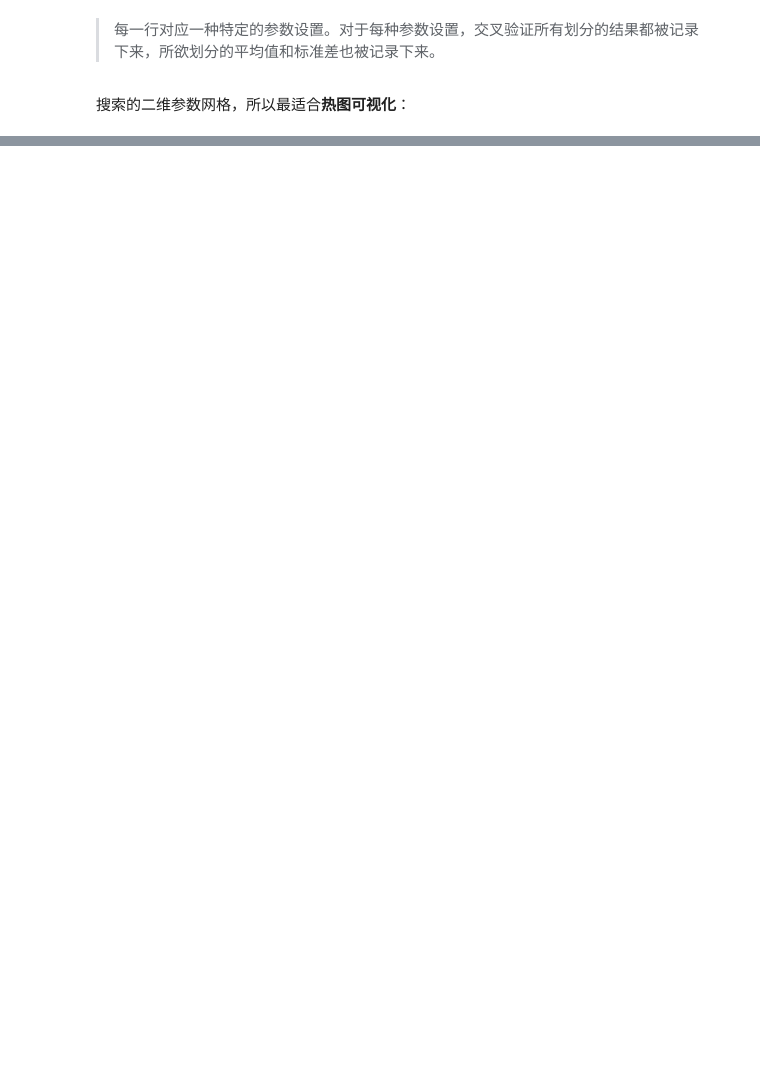
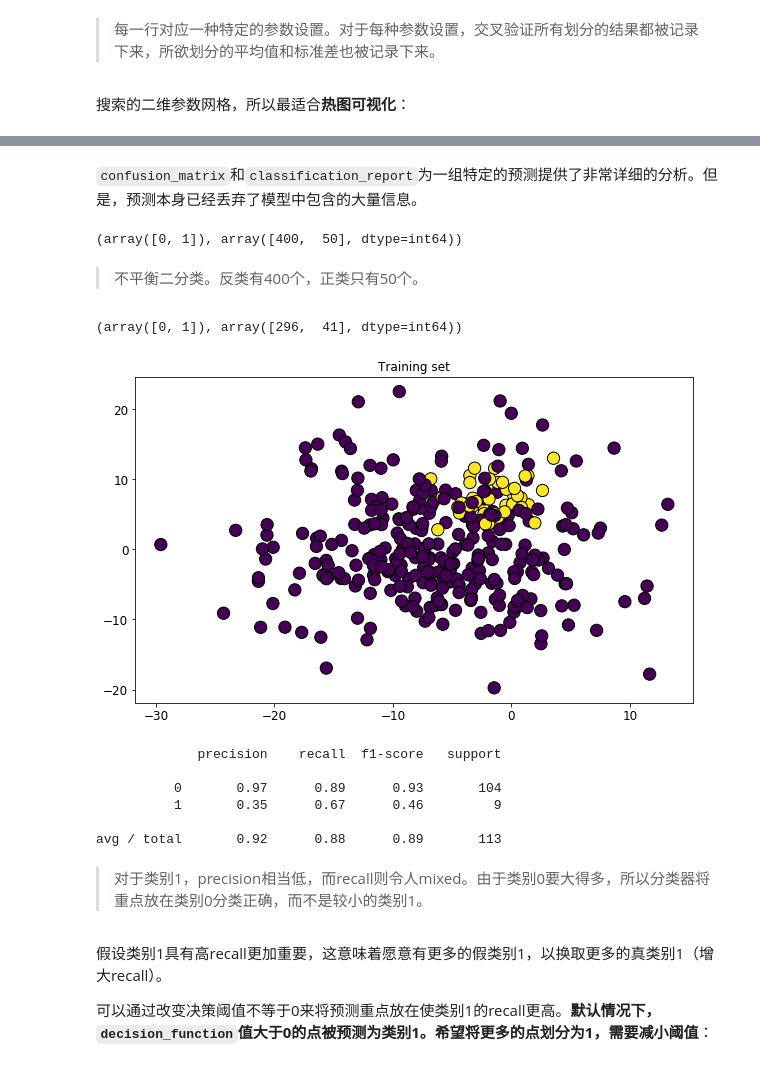
Before and after one commit to libingallin/introduction-to-ml, a Jupyter notebook: ch5_model_evaluation_and _improvement.ipynb, the cells around one changed output, grey strips where cells are left out. Drawn from its saved outputs; the diff is of its cells as text; code cells hidden in the pictures; blank space fills up the shorter version.

```diff
--- a/ch5_model_evaluation_and _improvement.ipynb
+++ b/ch5_model_evaluation_and _improvement.ipynb
@@ -335,0 +673,25 @@ plt.show()
+# %% [markdown]
+`confusion_matrix`和`classification_report`为一组特定的预测提供了非常详细的分析。但是，预测本身已经丢弃了模型中包含的大量信息。
+# %%
+from mglearn.datasets import make_blobs
+
+X, y = make_blobs(n_samples=(400, 50), centers=2, cluster_std=[7.0, 2],
+                  random_state=22)
+X_train, X_test, y_train, y_test = train_test_split(X, y, random_state=0)
+# %%
+np.unique(y, return_counts=True)
+# %% [output]
+(array([0, 1]), array([400,  50], dtype=int64))
+# %% [markdown]
+> 不平衡二分类。反类有400个，正类只有50个。
+# %%
+np.unique(y_train, return_counts=True)
+# %% [output]
+(array([0, 1]), array([296,  41], dtype=int64))
+# %%
+plt.figure(figsize=(10, 6))
+plt.scatter(X_train[:, 0], X_train[:, 1], c=y_train, s=150, edgecolors="k")
+plt.title("Training set")
+plt.show()
+# %% [output]
+[figure, added]
@@ -335,0 +700,15 @@ plt.show()
+# %%
+print(classification_report(y_test, svc.predict(X_test)))
+# %% [output]
+             precision    recall  f1-score   support
+
+          0       0.97      0.89      0.93       104
+          1       0.35      0.67      0.46         9
+
+avg / total       0.92      0.88      0.89       113
+# %% [markdown]
+> 对于类别1，precision相当低，而recall则令人mixed。由于类别0要大得多，所以分类器将重点放在类别0分类正确，而不是较小的类别1。
+# %% [markdown]
+假设类别1具有高recall更加重要，这意味着愿意有更多的假类别1，以换取更多的真类别1（增大recall）。
+
+可以通过改变决策阈值不等于0来将预测重点放在使类别1的recall更高。**默认情况下，`decision_function`值大于0的点被预测为类别1。希望将更多的点划分为1，需要减小阈值**：
```
Also changed, not shown: parts of 119 cells of this notebook.
